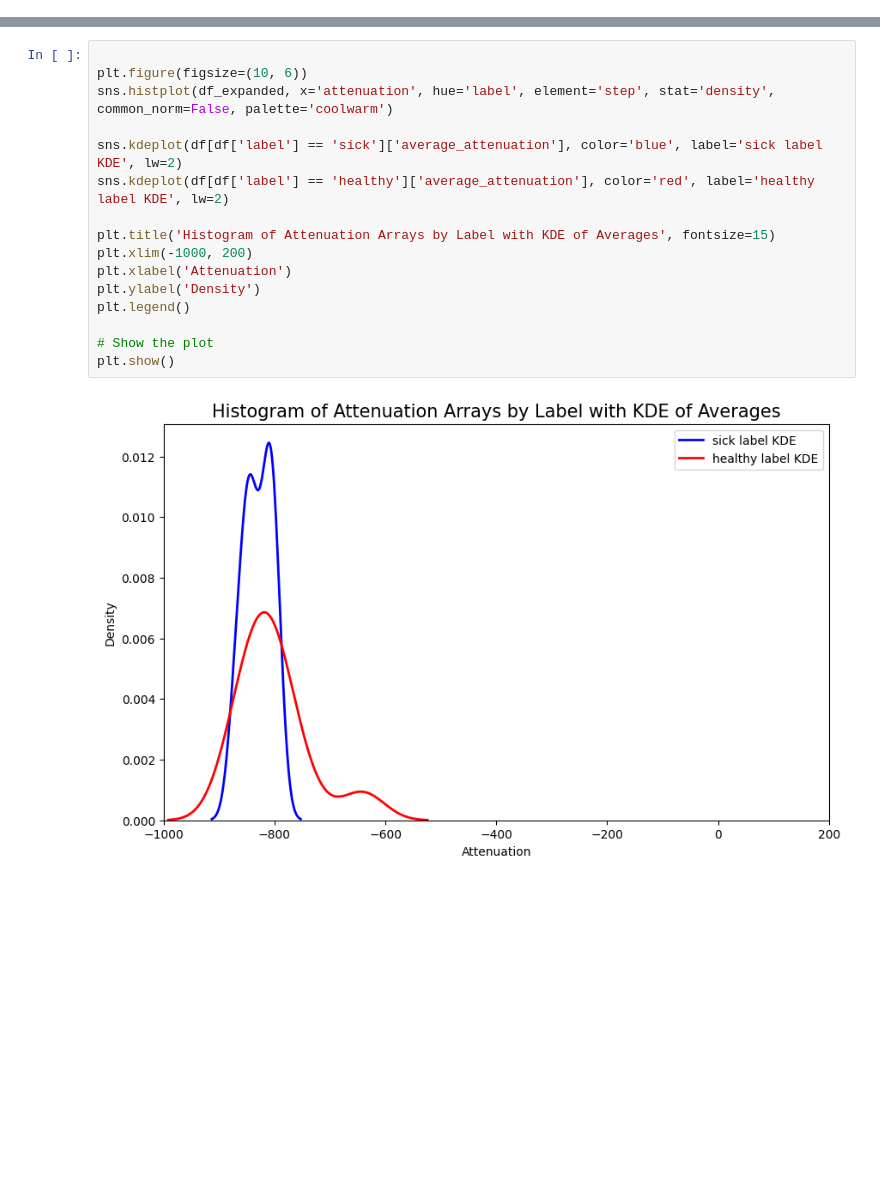
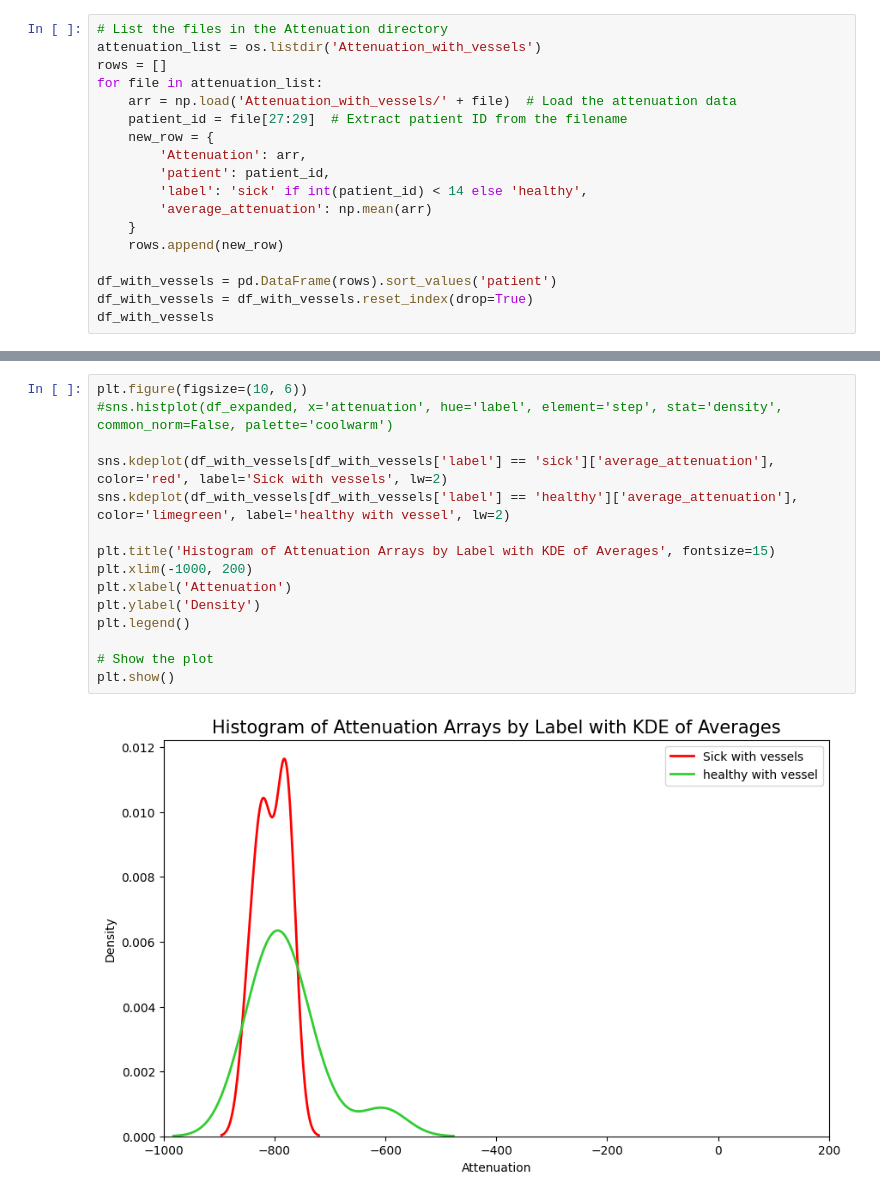
Before and after one commit to JaSeKii/BachelorProject, a Jupyter notebook: Data_preprocess/visualization.ipynb, the cells around one changed output, grey strips where cells are left out. Drawn from its saved outputs; the diff is of its cells as text; blank space fills up the shorter version.

Commit message:
Attenutation plots visualized ipynb pilot study 1

```diff
--- a/Data_preprocess/visualization.ipynb
+++ b/Data_preprocess/visualization.ipynb
@@ -7,0 +10,18 @@ from main_preprocess import output_path_lung_wov_attenuation as input_attenuatio
+# %%
+# List the files in the Attenuation directory
+attenuation_list = os.listdir('Attenuation_with_vessels')
+rows = []
+for file in attenuation_list:
+    arr = np.load('Attenuation_with_vessels/' + file)  # Load the attenuation data
+    patient_id = file[27:29]  # Extract patient ID from the filename
+    new_row = {
+        'Attenuation': arr,
+        'patient': patient_id,
+        'label': 'sick' if int(patient_id) < 14 else 'healthy',
+        'average_attenuation': np.mean(arr)
+    }
+    rows.append(new_row)
+
+df_with_vessels = pd.DataFrame(rows).sort_values('patient')
+df_with_vessels = df_with_vessels.reset_index(drop=True)
+df_with_vessels
@@ -60,18 +286,17 @@ df[df['label'] == 'healthy']
 # %%
+plt.figure(figsize=(10, 6))
+#sns.histplot(df_expanded, x='attenuation', hue='label', element='step', stat='density', common_norm=False, palette='coolwarm')
 
-plt.figure(figsize=(10, 6))
-sns.histplot(df_expanded, x='attenuation', hue='label', element='step', stat='density', common_norm=False, palette='coolwarm')
-
-sns.kdeplot(df[df['label'] == 'sick']['average_attenuation'], color='blue', label='sick label KDE', lw=2)
-sns.kdeplot(df[df['label'] == 'healthy']['average_attenuation'], color='red', label='healthy label KDE', lw=2)
+sns.kdeplot(df_with_vessels[df_with_vessels['label'] == 'sick']['average_attenuation'], color='red', label='Sick with vessels', lw=2)
+sns.kdeplot(df_with_vessels[df_with_vessels['label'] == 'healthy']['average_attenuation'], color='limegreen', label='healthy with vessel', lw=2)
 
 plt.title('Histogram of Attenuation Arrays by Label with KDE of Averages', fontsize=15)
 plt.xlim(-1000, 200)
 plt.xlabel('Attenuation')
 plt.ylabel('Density')
 plt.legend()
 
 # Show the plot
 plt.show()
 # %% [output]
-[figure, old version]
+[figure, new version]
```
Also changed, not shown: parts of 27 cells of this notebook.
